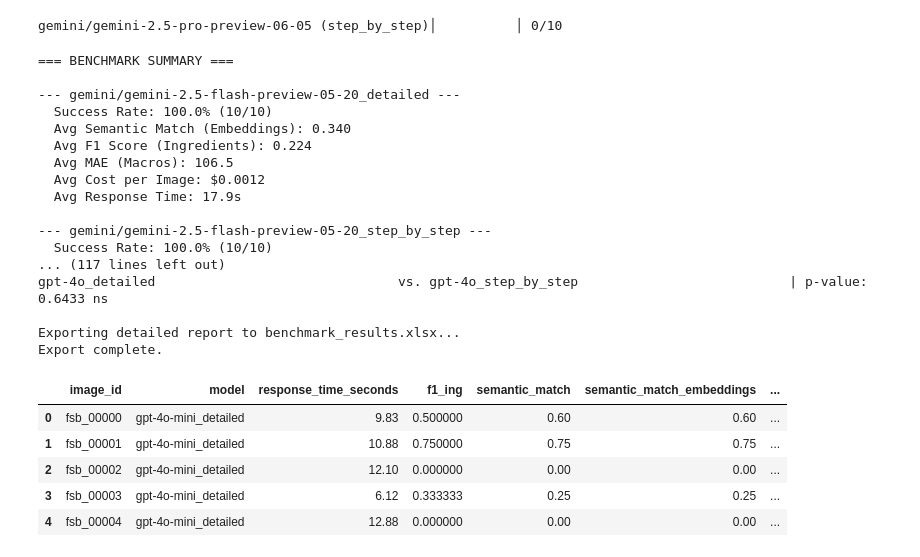
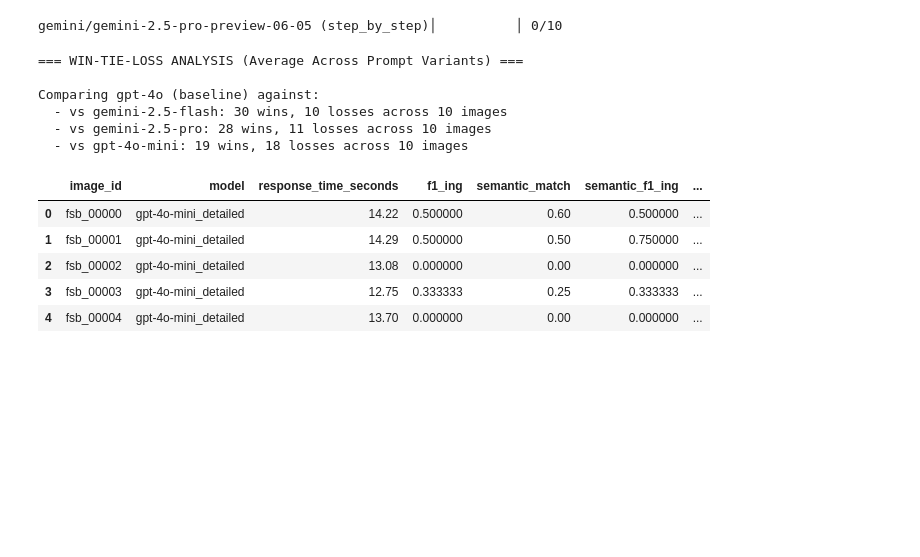
Before and after one commit to January-ai/food-scan-benchmarks, a Jupyter notebook: notebooks/sample_run.ipynb, the cells around one changed output. Saved outputs shown, nothing was run; the diff lists cells and outputs as text; code cells hidden in the pictures; blank space fills up the shorter version.

```diff
--- a/notebooks/sample_run.ipynb
+++ b/notebooks/sample_run.ipynb
@@ -480,6 +567,7 @@ async def _process_sample(
             {
                 "f1_ing": 0.0,
                 "semantic_match": 0.0,
+                "semantic_f1_ing": 0.0,
                 "semantic_match_embeddings": 0.0,
                 "ingredient_count_acc": 0.0,
                 "mae_mac": None,
@@ -499,12 +587,16 @@ async def _process_sample(
         pred_macros = pred.get("total_macros", {})
 
         semantic_match_embeddings, match_details = 0.0, None
+        semantic_f1 = 0.0
         if use_embeddings:
             try:
                 (
                     semantic_match_embeddings,
                     match_details,
                 ) = await Metrics.semantic_ingredient_match_embeddings(
+                    gt_ingredients, pred_ingredients
+                )
+                semantic_f1 = await Metrics.semantic_f1_score(
                     gt_ingredients, pred_ingredients
                 )
             except Exception as e:
@@ -514,8 +606,8 @@ async def _process_sample(
                 semantic_match_embeddings = Metrics.semantic_ingredient_match(
                     gt_ingredients, pred_ingredients
                 )
+                semantic_f1 = 0.0
 
-        # FIX: Calculate percentage errors first, then assign them to explicitly named keys.
         pct_errors = Metrics.macro_percentage_error(gt_macros, pred_macros)
 
         item.update(
@@ -524,6 +616,7 @@ async def _process_sample(
                 "semantic_match": Metrics.semantic_ingredient_match(
                     gt_ingredients, pred_ingredients
                 ),
+                "semantic_f1_ing": semantic_f1,
                 "semantic_match_embeddings": semantic_match_embeddings,
                 "ingredient_count_acc": Metrics.ingredient_count_accuracy(
                     gt_ingredients, pred_ingredients
@@ -531,7 +624,6 @@ async def _process_sample(
                 "mae_mac": Metrics.macro_mae(gt_macros, pred_macros),
                 "error": None,
                 "cost_usd": pred.get("cost_usd", 0.0),
-                # This ensures the column names are correct
                 "calories_pct_error": pct_errors.get("calories"),
                 "carbs_pct_error": pct_errors.get("carbs"),
                 "protein_pct_error": pct_errors.get("protein"),
@@ -1077,7 +1490,7 @@ BENCHMARK_CONFIG = {
     "max_concurrent_requests": 10,
     "prompt_variants": ["detailed", "step_by_step"],
     "use_embeddings_for_matching": True,
-    "report_filename": "benchmark_results.xlsx",
+    "report_filename": "benchmark_results.csv",
 }
 
 results_df = await run_evaluation(
@@ -1104,35 +1517,25 @@ gemini/gemini-2.5-pro-preview-06-05 (step_by_step)│          │ 0/10
 # %%
 analyzer = BenchmarkAnalyzer(results_df)
 
-analyzer.summary_statistics()
-analyzer.analyze_ingredient_matches()
-analyzer.statistical_significance_test()
-analyzer.create_performance_dashboard()
+# analyzer.summary_statistics()
+# analyzer.analyze_ingredient_matches()
+# analyzer.statistical_significance_test()
+# analyzer.create_performance_dashboard()
 analyzer.macro_accuracy_heatmap()
-analyzer.export_detailed_report(BENCHMARK_CONFIG["report_filename"])
+analyzer.create_win_loss_analysis(baseline_model_name="gpt-4o")
+# analyzer.export_detailed_report(BENCHMARK_CONFIG["report_filename"])
 
 display(results_df.head())
 # %% [output]
-=== BENCHMARK SUMMARY ===
+=== WIN-TIE-LOSS ANALYSIS (Average Across Prompt Variants) ===
 
---- gemini/gemini-2.5-flash-preview-05-20_detailed ---
-  Success Rate: 100.0% (10/10)
-  Avg Semantic Match (Embeddings): 0.340
-  Avg F1 Score (Ingredients): 0.224
-  Avg MAE (Macros): 106.5
-  Avg Cost per Image: $0.0012
-  Avg Response Time: 17.9s
-
---- gemini/gemini-2.5-flash-preview-05-20_step_by_step ---
-  Success Rate: 100.0% (10/10)
-... (117 lines left out)
-gpt-4o_detailed                               vs. gpt-4o_step_by_step                           | p-value: 0.6433 ns
-
-Exporting detailed report to benchmark_results.xlsx...
-Export complete.
+Comparing gpt-4o (baseline) against:
+  - vs gemini-2.5-flash: 30 wins, 10 losses across 10 images
+  - vs gemini-2.5-pro: 28 wins, 11 losses across 10 images
+  - vs gpt-4o-mini: 19 wins, 18 losses across 10 images
-|  | image_id | model | response_time_seconds | f1_ing | semantic_match | semantic_match_embeddings | ... |
-| 0 | fsb_00000 | gpt-4o-mini_detailed | 9.83 | 0.500000 | 0.60 | 0.60 | ... |
-| 1 | fsb_00001 | gpt-4o-mini_detailed | 10.88 | 0.750000 | 0.75 | 0.75 | ... |
-| 2 | fsb_00002 | gpt-4o-mini_detailed | 12.10 | 0.000000 | 0.00 | 0.00 | ... |
-| 3 | fsb_00003 | gpt-4o-mini_detailed | 6.12 | 0.333333 | 0.25 | 0.25 | ... |
-| 4 | fsb_00004 | gpt-4o-mini_detailed | 12.88 | 0.000000 | 0.00 | 0.00 | ... |
+|  | image_id | model | response_time_seconds | f1_ing | semantic_match | semantic_f1_ing | ... |
+| 0 | fsb_00000 | gpt-4o-mini_detailed | 14.22 | 0.500000 | 0.60 | 0.500000 | ... |
+| 1 | fsb_00001 | gpt-4o-mini_detailed | 14.29 | 0.500000 | 0.50 | 0.750000 | ... |
+| 2 | fsb_00002 | gpt-4o-mini_detailed | 13.08 | 0.000000 | 0.00 | 0.000000 | ... |
+| 3 | fsb_00003 | gpt-4o-mini_detailed | 12.75 | 0.333333 | 0.25 | 0.333333 | ... |
+| 4 | fsb_00004 | gpt-4o-mini_detailed | 13.70 | 0.000000 | 0.00 | 0.000000 | ... |
```
Also changed, not shown: parts of 8 cells of this notebook.
